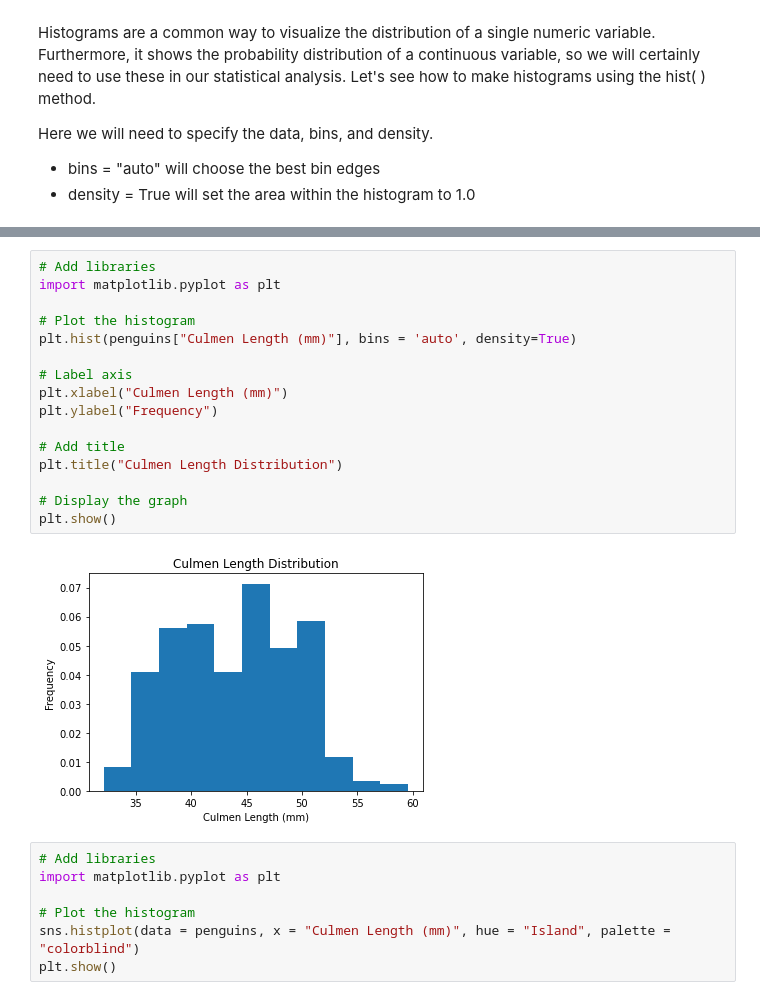
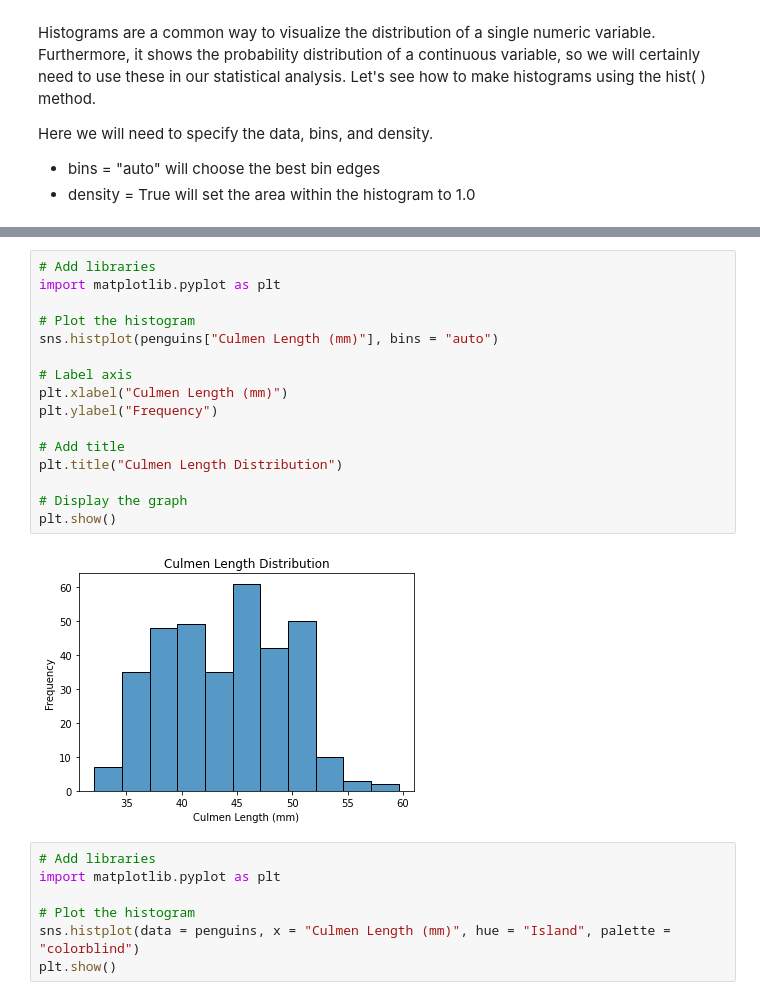
Before and after one commit to vnguyen24/SURF2022, a Jupyter notebook: Session2/Teaching2.ipynb, the cells around one changed output, grey strips where cells are left out. Saved outputs shown, nothing was run; the diff lists cells and outputs as text.

```diff
--- a/Session2/Teaching2.ipynb
+++ b/Session2/Teaching2.ipynb
@@ -463,21 +467,21 @@ penguins.head()
 # %%
 # Add libraries
 import matplotlib.pyplot as plt
 
 # Plot the histogram
-plt.hist(penguins["Culmen Length (mm)"], bins = 'auto', density=True)
+sns.histplot(penguins["Culmen Length (mm)"], bins = "auto")
 
 # Label axis
 plt.xlabel("Culmen Length (mm)")
 plt.ylabel("Frequency")
 
 # Add title
 plt.title("Culmen Length Distribution")
 
 # Display the graph
 plt.show()
 # %% [output]
-[figure, old version]
+[figure, new version]
 # %%
 # Add libraries
 import matplotlib.pyplot as plt
```
Also changed, not shown: parts of 7 cells of this notebook.
